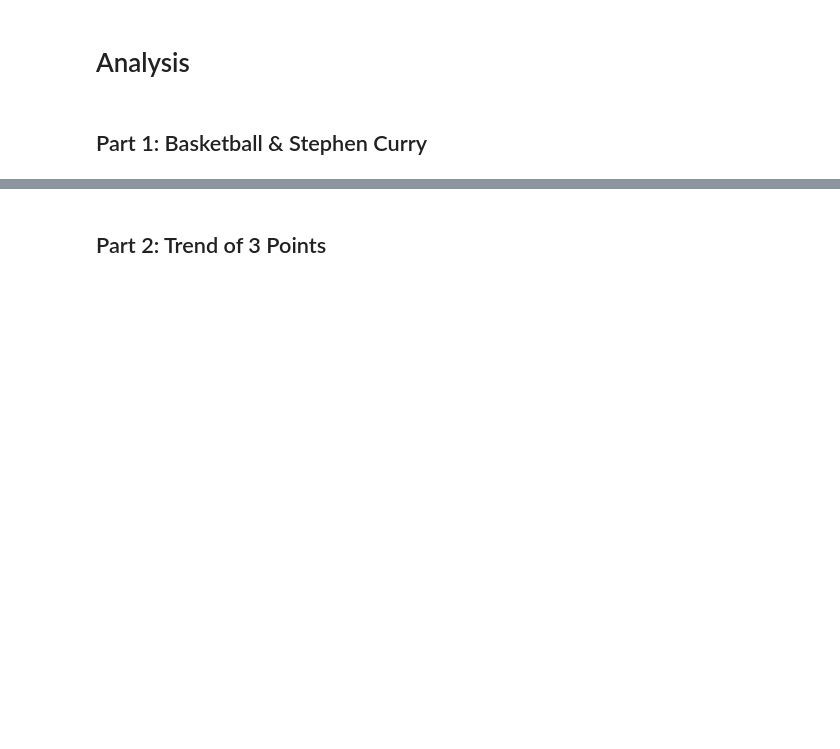
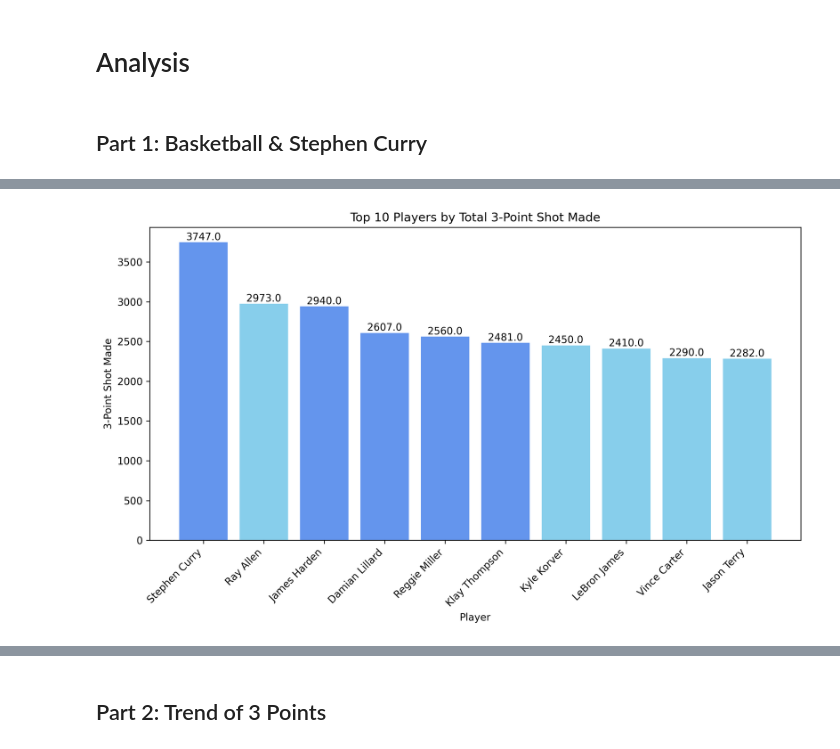
Before and after one commit to ThiwakornC/Spotter-NBA, a Jupyter notebook: Spotter_NBAStats_Main.ipynb, the cells around one changed output, grey strips where cells are left out. Drawn from its saved outputs; the diff is of its cells as text; code cells hidden in the pictures; blank space fills up the shorter version.

```diff
--- a/Spotter_NBAStats_Main.ipynb
+++ b/Spotter_NBAStats_Main.ipynb
@@ -89,3 +130,65 @@ memory usage: 5.8+ MB
+# %%
+# Create a new column 'Player-Season' by combining player name and season
+df_playertotal['Player-Season'] = df_playertotal['player'] + '-' + df_playertotal['season'].astype(str)
+
+# Calculate the total 3-Point shots made (x3p) and 3-Point attempts (x3pa) for each player
+player_3p_totals = df_playertotal.groupby('player')['x3p'].sum()
+player_3pa_totals = df_playertotal.groupby('player')['x3pa'].sum()
+
+# Calculate the 3-Point shooting percentage (x3p_percent = x3p / x3pa * 100)
+player_x3p_percent = (player_3p_totals / player_3pa_totals) * 100
+
+# Create a DataFrame for the top 10 players by total 3-Point shots made
+top_10_by_total_x3p_with_experience = pd.DataFrame({
+    'player': player_3p_totals.index,
+    'x3pa': player_3pa_totals.values,  # Add the 3-point attempts column
+    'x3p': player_3p_totals.values,
+    'x3p_percent': player_x3p_percent.values
+}).sort_values(by='x3p', ascending=False).head(10)
+
+# Calculate the max experience for each player
+max_experience = df_playertotal.groupby('player')['experience'].max()
+
+# Add the 'max_experience' column to the DataFrame
+top_10_by_total_x3p_with_experience['max_experience'] = top_10_by_total_x3p_with_experience['player'].map(max_experience)
+
+# Reorder the columns to place 'x3p' before 'x3pa'
+top_10_by_total_x3p_with_experience_reordered = top_10_by_total_x3p_with_experience[['player', 'x3p', 'x3pa', 'x3p_percent', 'max_experience']]
+
+# Reset the index of the DataFrame
+top_10_by_total_x3p_with_experience_reordered_reset = top_10_by_total_x3p_with_experience_reordered.reset_index(drop=True)
+
+
+# Plot the bar chart for 3-Point shots made (x3p) by the top 10 players
+players = top_10_by_total_x3p_with_experience_reordered_reset['player']
+x3p_values = top_10_by_total_x3p_with_experience_reordered_reset['x3p']
+
+plt.figure(figsize=(10, 6), dpi=300)
+
+# Color only bars at positions 1, 3, 4, 5, and 6 differently
+colors = ['cornflowerblue' if i in [0, 2, 3, 4, 5] else 'skyblue' for i in range(len(players))]
+
+# Create bar chart with custom colors
+bars = plt.bar(players, x3p_values, color=colors)
+
+# Add labels and title
+plt.xlabel('Player')
+plt.ylabel('3-Point Shot Made')
+plt.title('Top 10 Players by Total 3-Point Shot Made')
+
+# Rotate the x-axis labels for better readability
+plt.xticks(rotation=45, ha='right')
+
+# Add numbers on top of each bar
+for bar in bars:
+    yval = bar.get_height()
+    plt.text(bar.get_x() + bar.get_width()/2, yval, round(yval, 1), ha='center', va='bottom')
+
+# Display the chart
+plt.tight_layout()
+plt.show()
+# %% [output]
+[figure, added]
 # %%
 # Filter data for Stephen Curry and seasons since 2010
 stephen_curry_data = df_playertotal[
```
Also changed, not shown: parts of 31 cells of this notebook.
